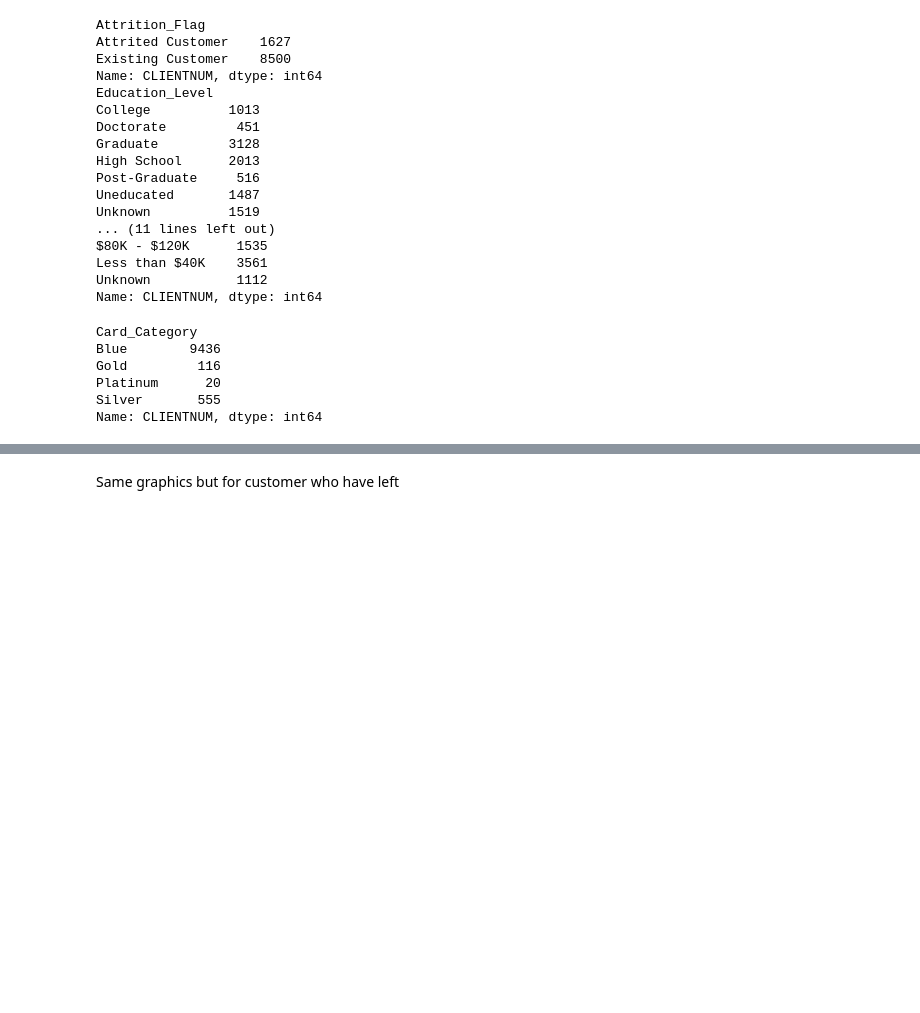
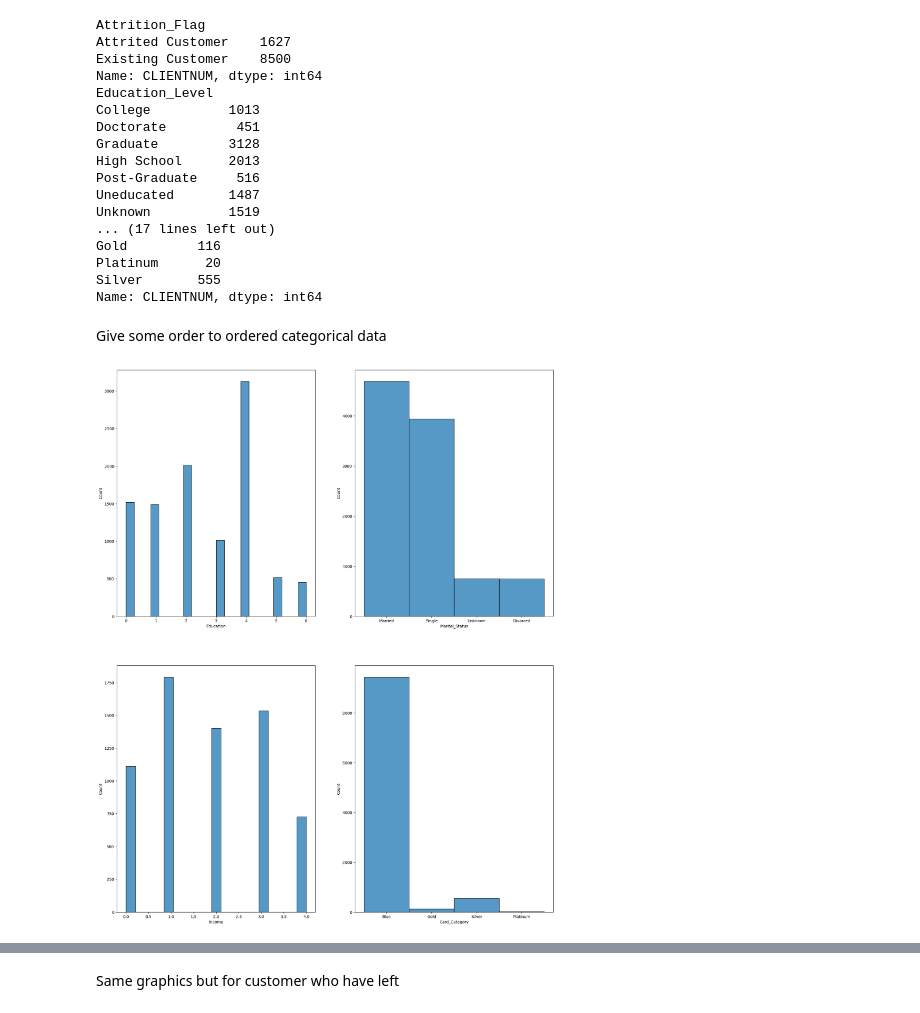
Before and after one commit to henrique-rauen/credit_card, a Jupyter notebook: Explorations.ipynb, the cells around one changed output, grey strips where cells are left out. Cells and saved outputs as stored; diff of their text form; code cells hidden in the pictures; blank space fills up the shorter version.

```diff
--- a/Explorations.ipynb
+++ b/Explorations.ipynb
@@ -4,6 +4,8 @@ import seaborn as sns
 import matplotlib.pyplot as plt
 from math import ceil
 df = pd.read_csv("data/BankChurners.csv")
+df.drop(["Naive_Bayes_Classifier_Attrition_Flag_Card_Category_Contacts_Count_12_mon_Dependent_count_Education_Level_Months_Inactive_12_mon_1", "Naive_Bayes_Classifier_Attrition_Flag_Card_Category_Contacts_Count_12_mon_Dependent_count_Education_Level_Months_Inactive_12_mon_2"],
+        axis=1, inplace=True)
 # %%
 display(df.head())
 print(df.isna().sum())
@@ -37,6 +39,7 @@ print(df.groupby("Attrition_Flag")["CLIENTNUM"].count())
 print(df.groupby("Education_Level")["CLIENTNUM"].count())
 print(df.groupby("Marital_Status")["CLIENTNUM"].count())
 print(df.groupby("Income_Category")["CLIENTNUM"].count())
+print(df.groupby("Card_Category")["CLIENTNUM"].count())
 # %% [output]
 Attrition_Flag
 Attrited Customer    1627
@@ -50,17 +53,10 @@ High School      2013
 Post-Graduate     516
 Uneducated       1487
 Unknown          1519
-... (11 lines left out)
-$80K - $120K      1535
-Less than $40K    3561
-Unknown           1112
+... (17 lines left out)
+Gold         116
+Platinum      20
+Silver       555
 Name: CLIENTNUM, dtype: int64
-# %%
-print(df.groupby("Card_Category")["CLIENTNUM"].count())
-# %% [output]
-Card_Category
-Blue        9436
-Gold         116
-Platinum      20
-Silver       555
-Name: CLIENTNUM, dtype: int64
+# %% [markdown]
+Give some order to ordered categorical data
@@ -66,0 +73,14 @@ Name: CLIENTNUM, dtype: int64
+# %%
+bar_columns = ["Education","Marital_Status","Income","Card_Category"]
+if len(bar_columns) % 3 == 0:
+    cols = 3
+else:
+    cols = 2
+rows = ceil(len(bar_columns) / cols)
+fig, axs = plt.subplots(rows,cols, figsize=(20,25))
+
+for row in range(rows):
+    for col in range(cols):
+        sns.histplot(data=df[bar_columns[row*cols+col]], ax =axs[row][col])
+# %% [output]
+[figure, added]
```
Also changed, not shown: parts of 8 cells of this notebook.
